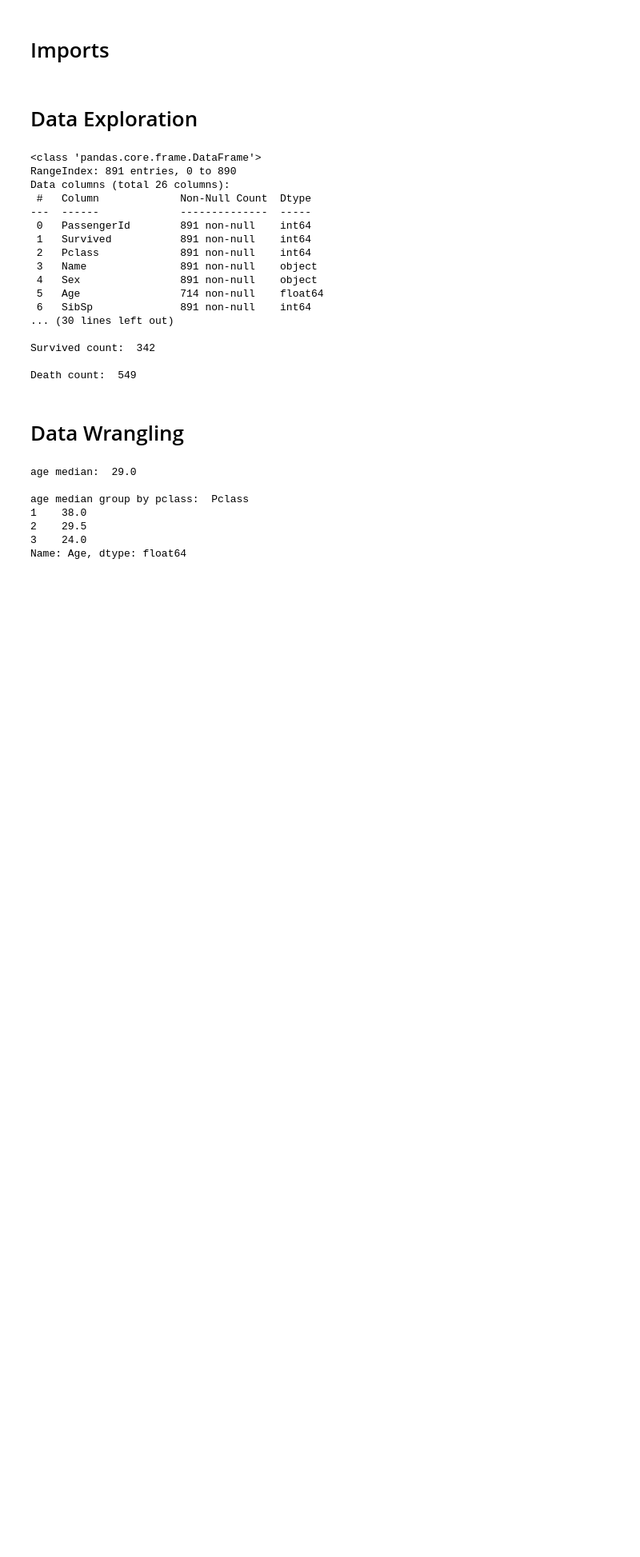
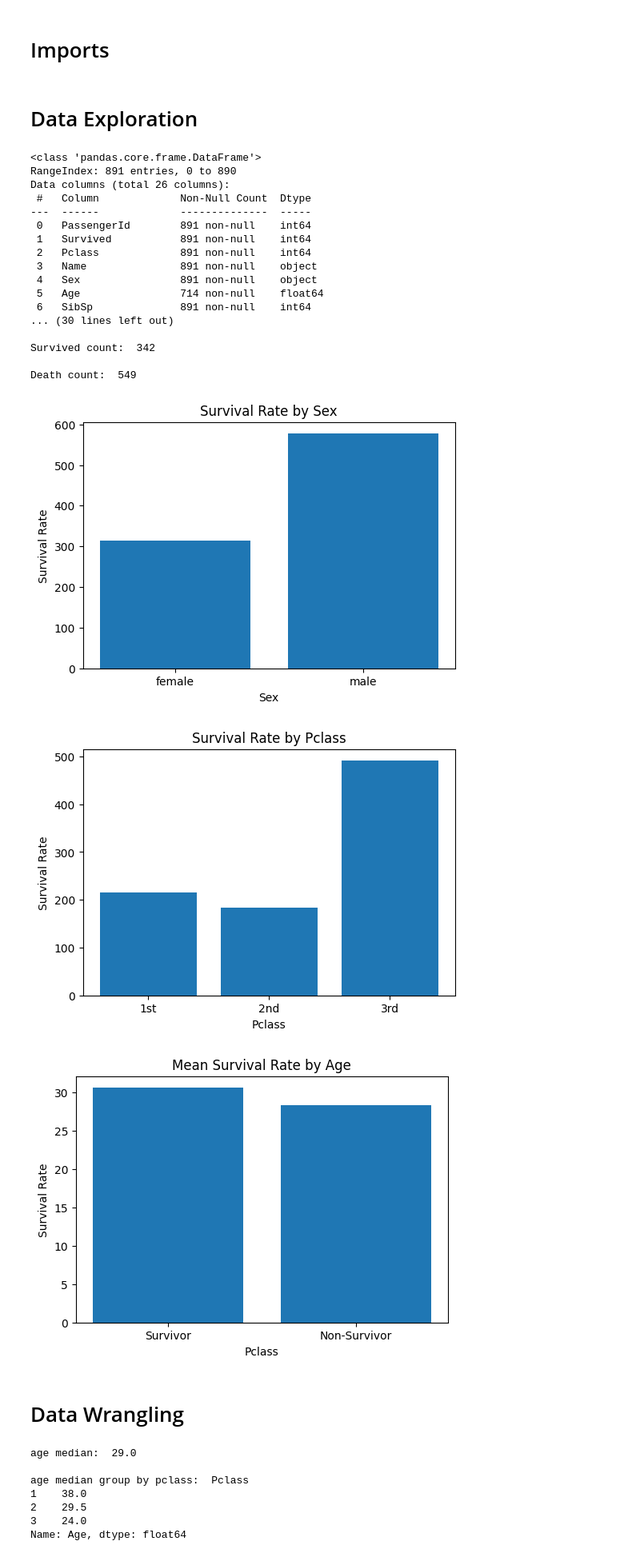
Before and after one commit to RoxyLiu66/data_572_group_5, a Jupyter notebook: coding/combined_models.ipynb, the cells around one changed output. Shown at 80% size. Cells and saved outputs as stored; diff of their text form; code cells hidden in the pictures; blank space fills up the shorter version.

```diff
--- a/coding/combined_models.ipynb
+++ b/coding/combined_models.ipynb
@@ -67,6 +67,38 @@ Data columns (total 26 columns):
 Survived count:  342
 
 Death count:  549
+# %%
+df_survivor_by_sex = df_raw.groupby("Sex").Survived.count()
+df_survived_by_pclass = df_raw.groupby("Pclass").Survived.count()
+df_age_by_survived = df_raw.groupby("Survived").Age.mean()
+
+plt.figure(figsize=(6, 4))
+plt.bar(df_survivor_by_sex.index, df_survivor_by_sex.values)
+
+plt.xlabel("Sex")
+plt.ylabel("Survival Rate")
+plt.title("Survival Rate by Sex")
+plt.show()
+
+plt.figure(figsize=(6, 4))
+plt.bar(df_survived_by_pclass.index, df_survived_by_pclass.values)
+plt.xlabel("Pclass")
+plt.xticks([1, 2, 3], ["1st", "2nd", "3rd"])
+plt.ylabel("Survival Rate")
+plt.title("Survival Rate by Pclass")
+plt.show()
+
+plt.figure(figsize=(6, 4))
+plt.bar(df_age_by_survived.index, df_age_by_survived.values)
+plt.xlabel("Pclass")
+plt.xticks([0, 1], ["Survivor", "Non-Survivor"])
+plt.ylabel("Survival Rate")
+plt.title("Mean Survival Rate by Age")
+plt.show()
+# %% [output]
+[figure, added]
+[figure, added]
+[figure, added]
 # %% [markdown]
 # Data Wrangling
 # %%
```
Also changed, not shown: parts of 3 cells of this notebook, 9 other files.
